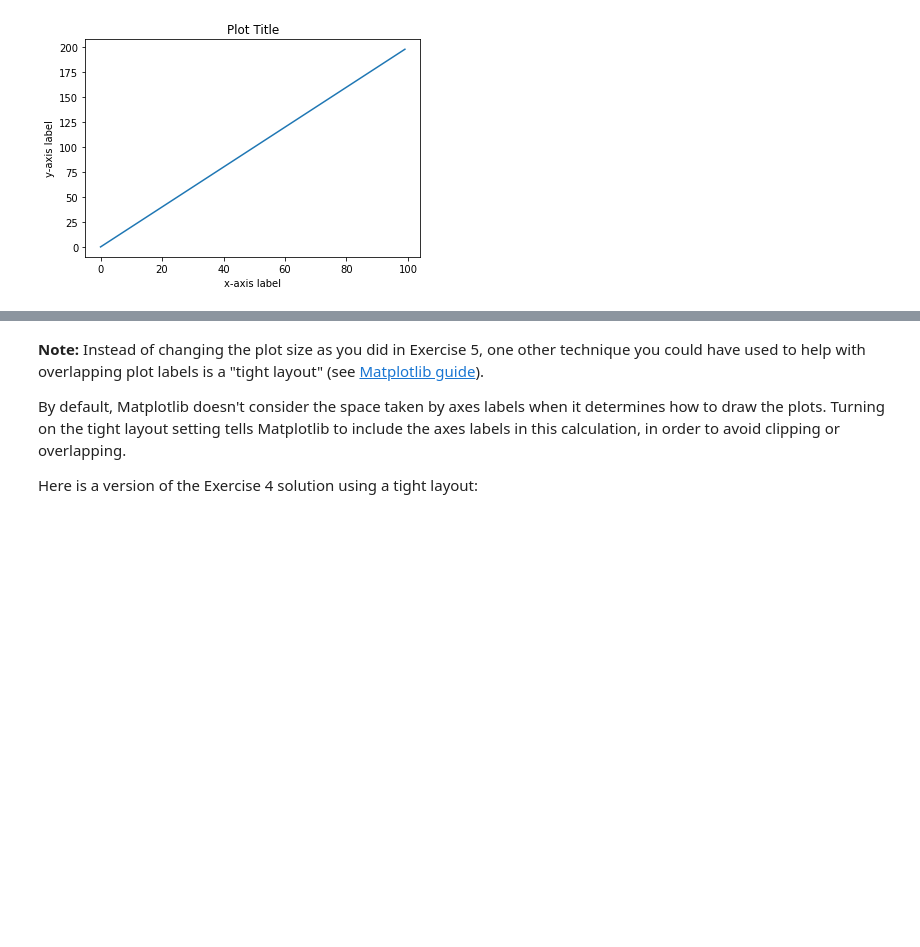
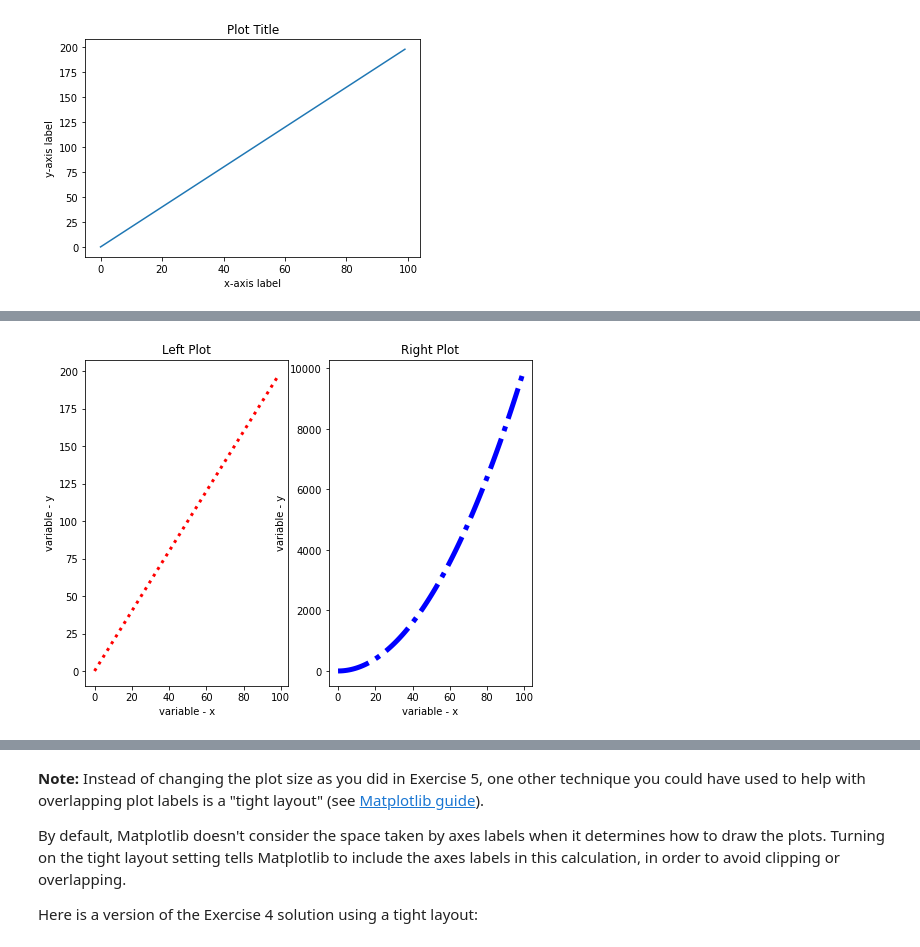
Before and after one commit to LemayianResiato/dsc-more-practice-with-matplotlib-lab, a Jupyter notebook: index.ipynb, the cells around one changed output, grey strips where cells are left out. Saved outputs shown, nothing was run; the diff lists cells and outputs as text; code cells hidden in the pictures; blank space fills up the shorter version.

```diff
--- a/index.ipynb
+++ b/index.ipynb
@@ -136,3 +171,19 @@ The graph you create should look like this:
+# %%
+# Your code here
+fig, (ax1, ax2) = plt.subplots(figsize=(8,6), ncols=2)
+
+ax1.plot(x_values, y_values, linewidth = 3, color= 'red', linestyle= 'dotted')
+ax2.plot(x_values, z_values, linewidth = 5, color= 'blue', linestyle= '-.')
+
+ax1.set_xlabel('variable - x')
+ax1.set_ylabel('variable - y')
+ax1.set_title('Left Plot')
+
+ax2.set_xlabel('variable - x')
+ax2.set_ylabel('variable - y')
+ax2.set_title('Right Plot');
+# %% [output]
+[figure, added]
 # %% [markdown]
 ## Exercise 5
 
```
Also changed, not shown: parts of 8 cells of this notebook.
